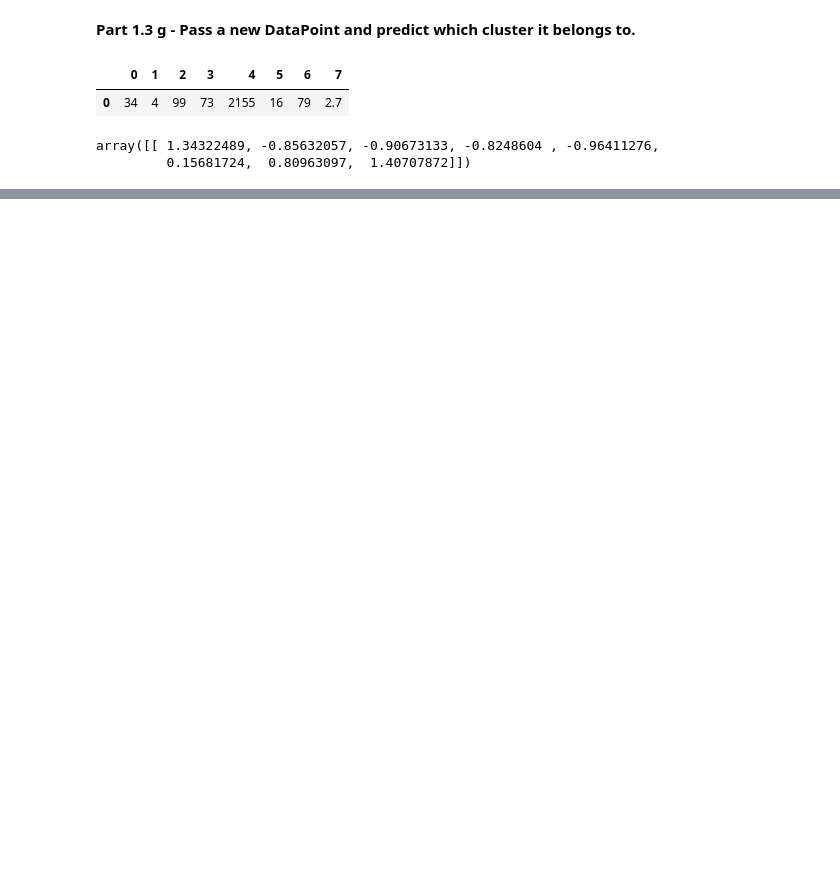
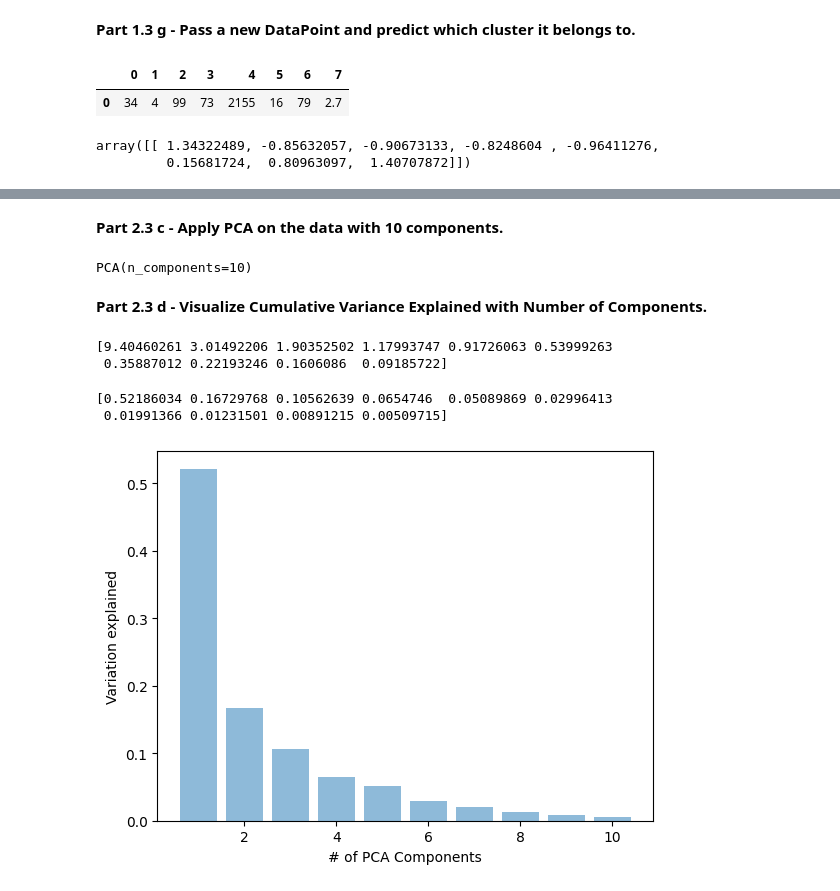
Before and after one commit to RethinaDuraiJohn/GreatLearning, a Jupyter notebook: Unsupervised/Project/UnsupervisedProject.ipynb, the cells around one changed output, grey strips where cells are left out. Cells and saved outputs as stored; diff of their text form; code cells hidden in the pictures; blank space fills up the shorter version.

```diff
--- a/Unsupervised/Project/UnsupervisedProject.ipynb
+++ b/Unsupervised/Project/UnsupervisedProject.ipynb
@@ -556,0 +671,3 @@ Predicted Cluster is :  1
+# %%
+X = data2.iloc[:,:-1]
+Y = data2.iloc[:,-1]
@@ -556,0 +694,2 @@ Predicted Cluster is :  1
+# %%
+X_scaled = X.apply(zscore)
@@ -556,0 +740,29 @@ Predicted Cluster is :  1
+# %% [markdown]
+**Part 2.3 c - Apply PCA on the data with 10
+components.**
+# %%
+from sklearn.decomposition import PCA
+pca = PCA(n_components=10)
+pca.fit(X_scaled)
+# %% [output]
+PCA(n_components=10)
+# %% [markdown]
+**Part 2.3 d - Visualize Cumulative Variance Explained
+with Number of Components.**
+# %%
+print(pca.explained_variance_)
+# %% [output]
+[9.40460261 3.01492206 1.90352502 1.17993747 0.91726063 0.53999263
+ 0.35887012 0.22193246 0.1606086  0.09185722]
+# %%
+print(pca.explained_variance_ratio_)
+# %% [output]
+[0.52186034 0.16729768 0.10562639 0.0654746  0.05089869 0.02996413
+ 0.01991366 0.01231501 0.00891215 0.00509715]
+# %%
+plt.bar(list(range(1,11)),pca.explained_variance_ratio_,alpha=0.5, align='center')
+plt.ylabel('Variation explained')
+plt.xlabel('# of PCA Components')
+plt.show()
+# %% [output]
+[figure, added]
```
Also changed, not shown: parts of 44 cells of this notebook.
